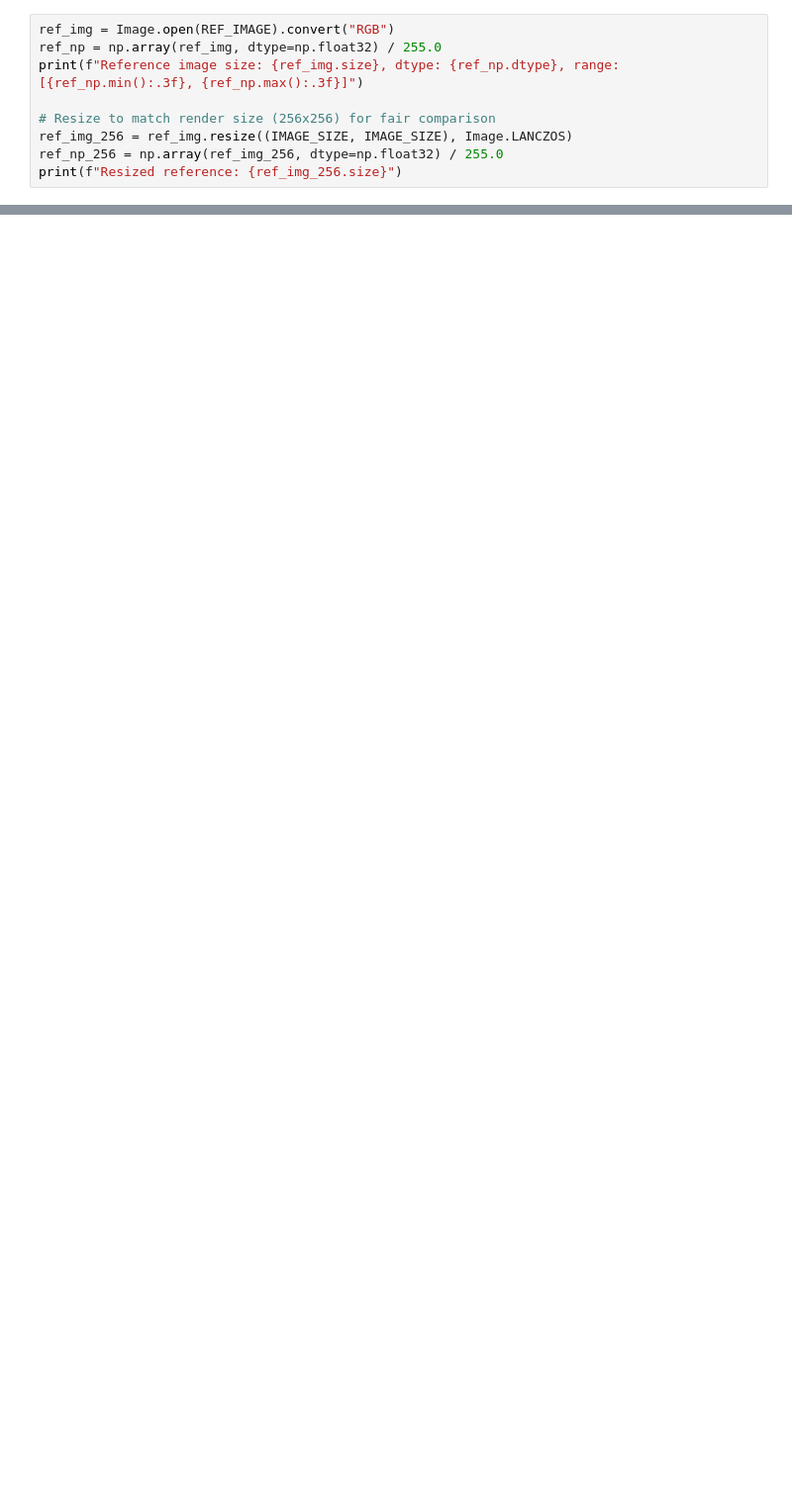
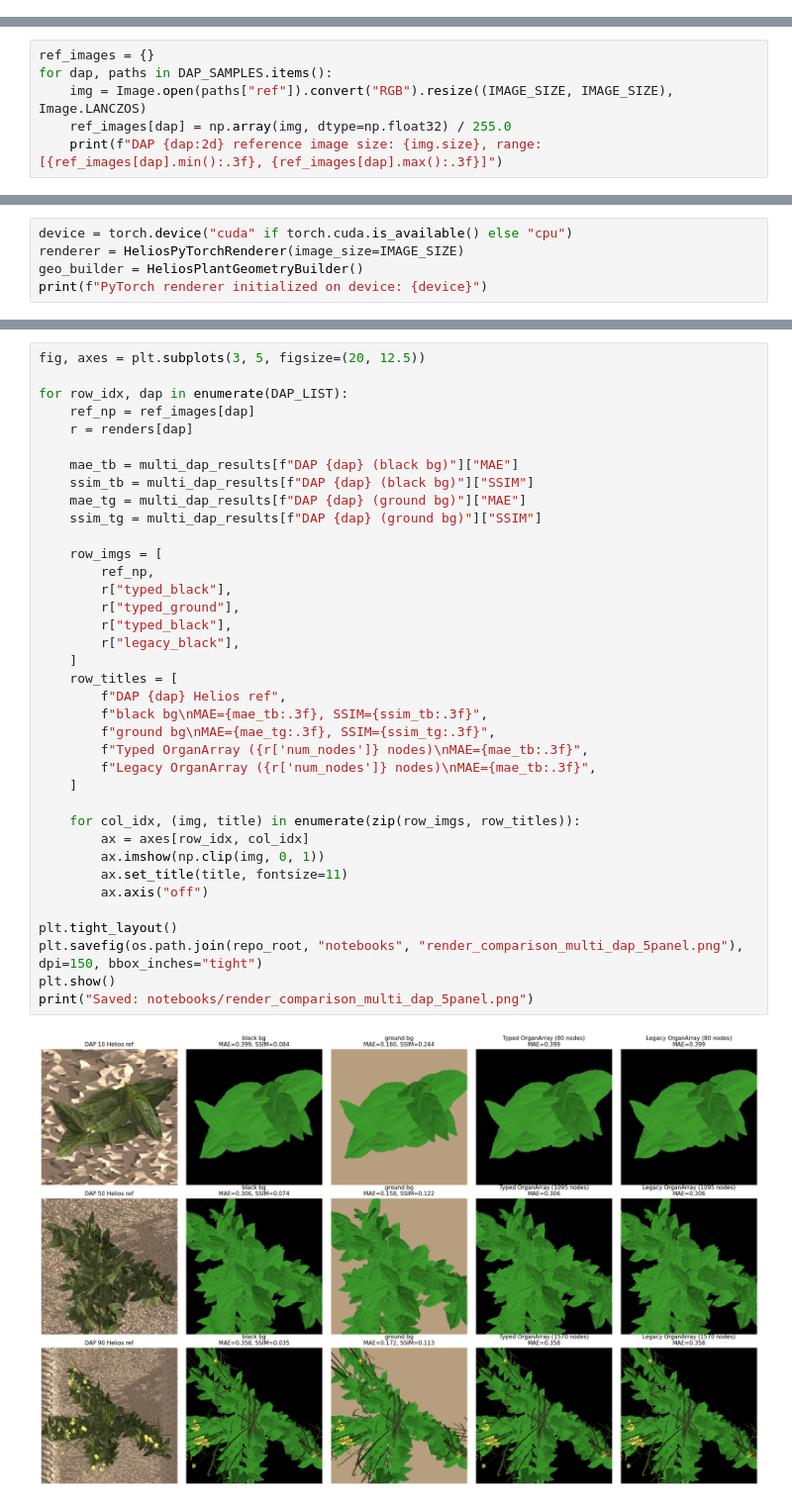
Before and after one commit to heesup/image-to-l-system, a Jupyter notebook: notebooks/render_comparison.ipynb, the cells around one changed output, grey strips where cells are left out. Shown at 99% size. Drawn from its saved outputs; the diff is of its cells as text; blank space fills up the shorter version.

Commit message:
Updated pytorch Helios renderer

```diff
--- a/notebooks/render_comparison.ipynb
+++ b/notebooks/render_comparison.ipynb
@@ -67,9 +0,0 @@ print(f"Ref image: {REF_IMAGE}")
-# %%
-ref_img = Image.open(REF_IMAGE).convert("RGB")
-ref_np = np.array(ref_img, dtype=np.float32) / 255.0
-print(f"Reference image size: {ref_img.size}, dtype: {ref_np.dtype}, range: [{ref_np.min():.3f}, {ref_np.max():.3f}]")
-
-# Resize to match render size (256x256) for fair comparison
-ref_img_256 = ref_img.resize((IMAGE_SIZE, IMAGE_SIZE), Image.LANCZOS)
-ref_np_256 = np.array(ref_img_256, dtype=np.float32) / 255.0
-print(f"Resized reference: {ref_img_256.size}")
@@ -431,0 +91,6 @@ print(src[:1200])
+# %%
+ref_images = {}
+for dap, paths in DAP_SAMPLES.items():
+    img = Image.open(paths["ref"]).convert("RGB").resize((IMAGE_SIZE, IMAGE_SIZE), Image.LANCZOS)
+    ref_images[dap] = np.array(img, dtype=np.float32) / 255.0
+    print(f"DAP {dap:2d} reference image size: {img.size}, range: [{ref_images[dap].min():.3f}, {ref_images[dap].max():.3f}]")
@@ -431,0 +103,5 @@ print(src[:1200])
+# %%
+device = torch.device("cuda" if torch.cuda.is_available() else "cpu")
+renderer = HeliosPyTorchRenderer(image_size=IMAGE_SIZE)
+geo_builder = HeliosPlantGeometryBuilder()
+print(f"PyTorch renderer initialized on device: {device}")
@@ -431,0 +208,39 @@ print(src[:1200])
+# %%
+fig, axes = plt.subplots(3, 5, figsize=(20, 12.5))
+
+for row_idx, dap in enumerate(DAP_LIST):
+    ref_np = ref_images[dap]
+    r = renders[dap]
+
+    mae_tb = multi_dap_results[f"DAP {dap} (black bg)"]["MAE"]
+    ssim_tb = multi_dap_results[f"DAP {dap} (black bg)"]["SSIM"]
+    mae_tg = multi_dap_results[f"DAP {dap} (ground bg)"]["MAE"]
+    ssim_tg = multi_dap_results[f"DAP {dap} (ground bg)"]["SSIM"]
+
+    row_imgs = [
+        ref_np,
+        r["typed_black"],
+        r["typed_ground"],
+        r["typed_black"],
+        r["legacy_black"],
+    ]
+    row_titles = [
+        f"DAP {dap} Helios ref",
+        f"black bg\nMAE={mae_tb:.3f}, SSIM={ssim_tb:.3f}",
+        f"ground bg\nMAE={mae_tg:.3f}, SSIM={ssim_tg:.3f}",
+        f"Typed OrganArray ({r['num_nodes']} nodes)\nMAE={mae_tb:.3f}",
+        f"Legacy OrganArray ({r['num_nodes']} nodes)\nMAE={mae_tb:.3f}",
+    ]
+
+    for col_idx, (img, title) in enumerate(zip(row_imgs, row_titles)):
+        ax = axes[row_idx, col_idx]
+        ax.imshow(np.clip(img, 0, 1))
+        ax.set_title(title, fontsize=11)
+        ax.axis("off")
+
+plt.tight_layout()
+plt.savefig(os.path.join(repo_root, "notebooks", "render_comparison_multi_dap_5panel.png"), dpi=150, bbox_inches="tight")
+plt.show()
+print("Saved: notebooks/render_comparison_multi_dap_5panel.png")
+# %% [output]
+[figure, added]
```
Also changed, not shown: parts of 47 cells of this notebook, 32 other files.
